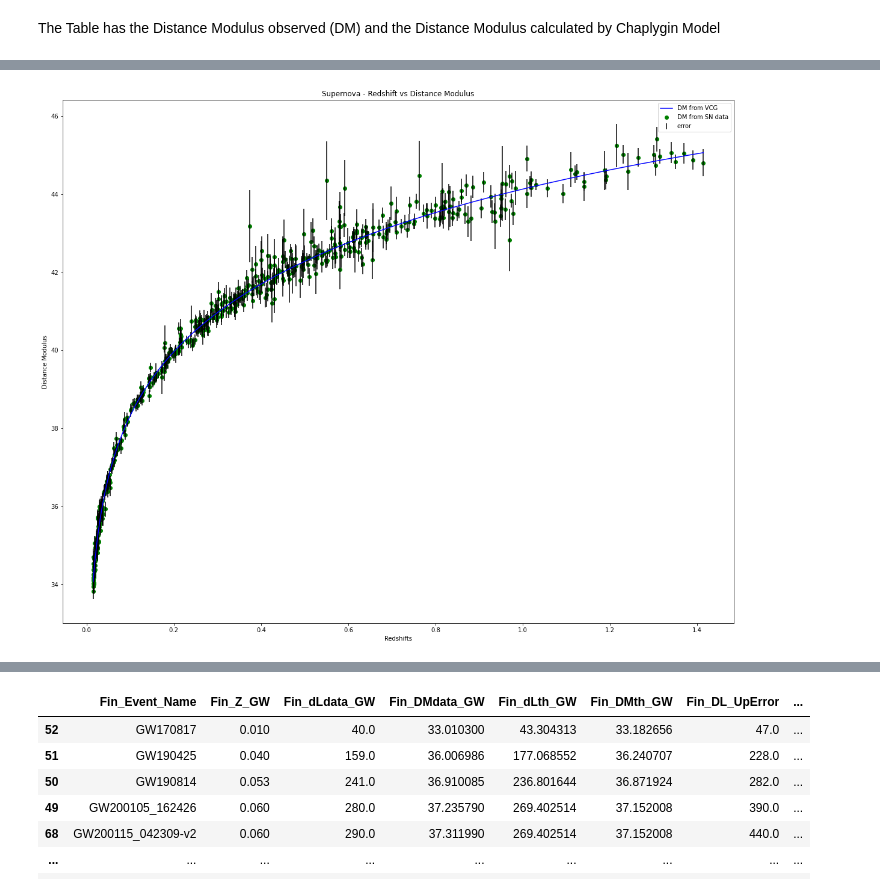
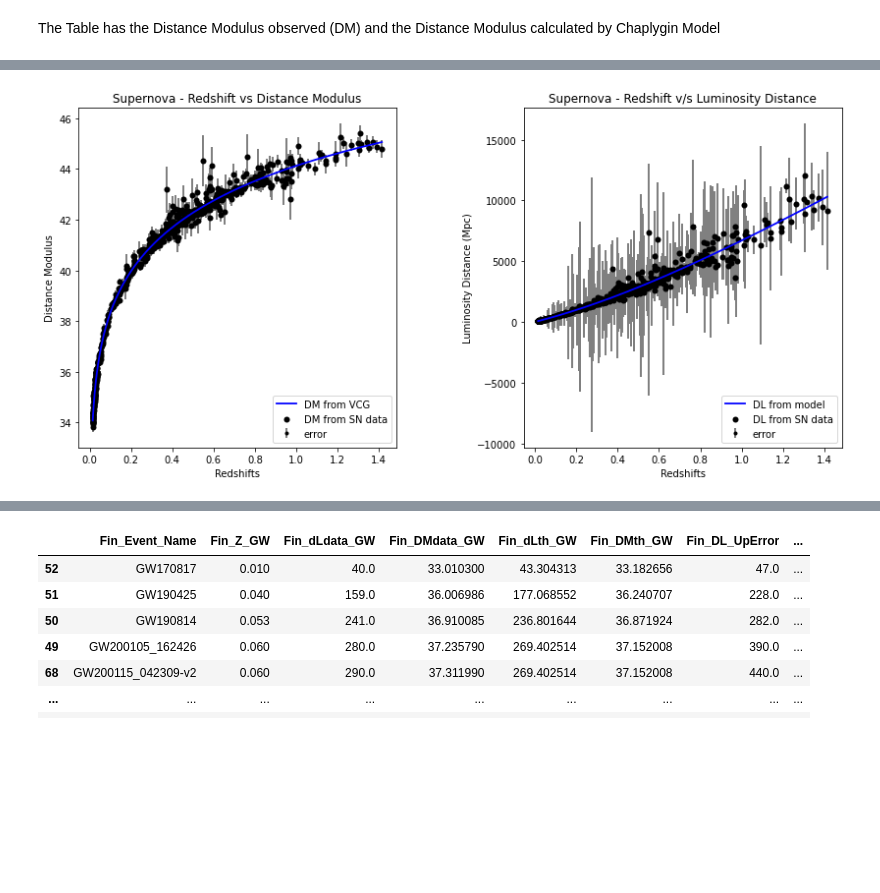
Before and after one commit to AshleyChraya/HubbleConstant-ConstraintsForVCG, a Jupyter notebook: Python Codes/VCG constraints by SN GWTC3.ipynb, the cells around one changed output, grey strips where cells are left out. Drawn from its saved outputs; the diff is of its cells as text; code cells hidden in the pictures; blank space fills up the shorter version.

```diff
--- a/Python Codes/VCG constraints by SN GWTC3.ipynb
+++ b/Python Codes/VCG constraints by SN GWTC3.ipynb
@@ -47,0 +46,4 @@ SCPUnion2.1_mu_vs_z 100%[===================>]  33.10K  97.2KB/s    in 0.3s
+# %%
+z=sort_data_SN.Z_SN
+mu=sort_data_SN.DMdata_SN
+errdm=dm=sort_data_SN.Error_DM_SN
@@ -48,11 +66,6 @@ SCPUnion2.1_mu_vs_z 100%[===================>]  33.10K  97.2KB/s    in 0.3s
 # %% [markdown]
 PARAMETER Definition (Hubble Parameter, Energy density of Radiation (r0) and Baryonic Matter (b0), in the current epoch)
 # %%
-def defineparam():
-  global H0
-  H0 = float(input("Hubble Parameter (H0): "))
-  global omega_r0
-  omega_r0 = float(input("Omega R0: "))
-  global omega_b0
-  omega_b0 = float(input("Omega B0: "))
-defineparam()
+omega_r0=0.0000245
+omega_b0=0.02
+H0=69.8
@@ -89,7 +98,7 @@ for i in data_SN.DMdata_SN:
   c=c+1
 # Calculating error bars of DL
 
-for (i,j) in zip(dm,errdm):
+for (i,j) in zip(mu,errdm):
   error[d]+= 10**((i+j)/5+1)/10**6
   d+=1
 for (i,j) in zip(dldataSN,error):
@@ -144,13 +133,65 @@ sort_data_SN
 580 rows × 7 columns
 # %%
+plt.figure(figsize=(6, 6))
+plt.subplot(121)
+
 plt.xlabel("Redshifts")
 plt.ylabel("Distance Modulus")
 plt.title("Supernova - Redshift vs Distance Modulus")
-plt.scatter(sort_data_SN.Z_SN,sort_data_SN.DMdata_SN,color='green',label='DM from SN data')
-plt.plot(sort_data_SN.Z_SN,sort_data_SN.DMth_SN,color='blue',label='DM from VCG')
-plt.errorbar(sort_data_SN.Z_SN,sort_data_SN.DMdata_SN,yerr=sort_data_SN.Error_DM_SN,fmt=' ',ecolor='black', label='error')
-plt.legend(loc='best')
-plt.rcParams["figure.figsize"] = (5,5)
+plt.errorbar(sort_data_SN.Z_SN,sort_data_SN.DMdata_SN,yerr=sort_data_SN.Error_DM_SN,fmt='.k', ecolor='gray',zorder=1,lw=2, label='error')
+plt.scatter(sort_data_SN.Z_SN,sort_data_SN.DMdata_SN,color='black',linewidths=0.01,label='DM from SN data')
+plt.plot(sort_data_SN.Z_SN,sort_data_SN.DMth_SN,color='blue',lw=1.8, label='DM from VCG')
+
+plt.legend(loc='lower right')
+
+plt.subplot(122)
+# plt.figure(figsize=(6, 6))
+plt.errorbar(sort_data_SN.Z_SN,sort_data_SN.dLdata_SN,yerr=sort_data_SN.Error_DL_SN,fmt='.k',ecolor='gray', zorder=1,lw=2, label='error')
+plt.plot(sort_data_SN.Z_SN,sort_data_SN.dLth_SN,color='blue', label='DL from model',lw=1.8)
+plt.scatter(sort_data_SN.Z_SN,sort_data_SN.dLdata_SN,color='black', linewidths=0.01,label='DL from SN data')
+plt.xlabel("Redshifts")
+plt.ylabel("Luminosity Distance (Mpc)")
+plt.title("Supernova - Redshift v/s Luminosity Distance")
+plt.legend(loc='lower right')
+
+plt.subplots_adjust(left=0.1,
+                    bottom=0.1,
+                    right=1.9,
+                    top=0.9,
+                    wspace=0.4,
+                    hspace=0.4)
+#plt.rcParams["figure.figsize"] = (5,5)
+
+plt.figure(figsize=(6, 6))
+plt.subplot(221)
+
+plt.errorbar(sort_data_GW.Fin_Z_GW,sort_data_GW.Fin_dLdata_GW,yerr=(sort_data_GW.Fin_DL_LowError,sort_data_GW.Fin_DL_UpError),fmt='.k',ecolor='gray', zorder=1,lw=2, label='error')
+#plt.errorbar(sort_data_GW.Fin_Z_GW,sort_data_GW.DMdata_GW,yerr=(dmBOTTOM,dmTOP),fmt='.k',ecolor='black', label='error')
+plt.plot(sort_data_GW.Fin_Z_GW,sort_data_GW.Fin_dLdata_GW,color='blue',lw=1.8,label='DL from data')
+plt.scatter(sort_data_GW.Fin_Z_GW,sort_data_GW.Fin_dLth_GW,color='black',linewidths=0.01,label='DL from Model')
+plt.xlabel('Redshifts')
+plt.ylabel('Luminosity Distance')
+plt.title('GW - Redshift vs Luminosity Distance')
+
+plt.legend(loc='lower right')
+
+plt.subplot(222)
+# plt.figure(figsize=(6, 6))
+plt.errorbar(sort_data_GW.Fin_Z_GW,sort_data_GW.Fin_DMdata_GW,yerr=(dmbottomerr,dmtoperr),fmt='.k',ecolor='gray', zorder=1,lw=2, label='error')
+plt.scatter(sort_data_GW.Fin_Z_GW,sort_data_GW.Fin_DMdata_GW,color='black',linewidths=0.01,label='DM from data')
+plt.plot(sort_data_GW.Fin_Z_GW,sort_data_GW.Fin_DMth_GW,color='blue',lw=1.8,label='DM from VCG')
+plt.xlabel('Redshifts')
+plt.ylabel('Distance Modulus')
+plt.title('GW - Redshift vs Distance Modulus')
+plt.legend(loc='lower right')
+
+plt.subplots_adjust(left=0.1,
+                    bottom=0.00001,
+                    right=1.9,
+                    top=1.9,
+                    wspace=0.4,
+                    hspace=0.4)
+#plt.rcParams["figure.figsize"] = (5,5)
 plt.show()
 # %% [output]
-[figure, old version]
+[figure, new version]
```
Also changed, not shown: parts of 17 cells of this notebook, 43 other files.
